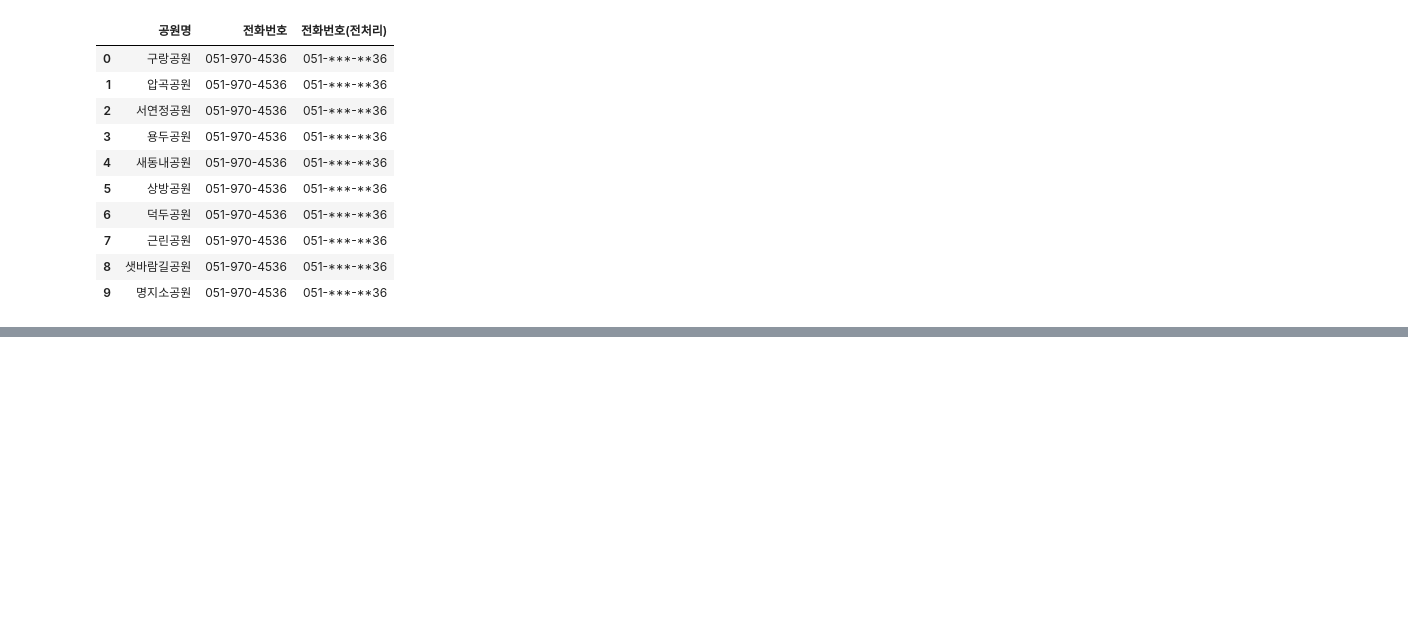
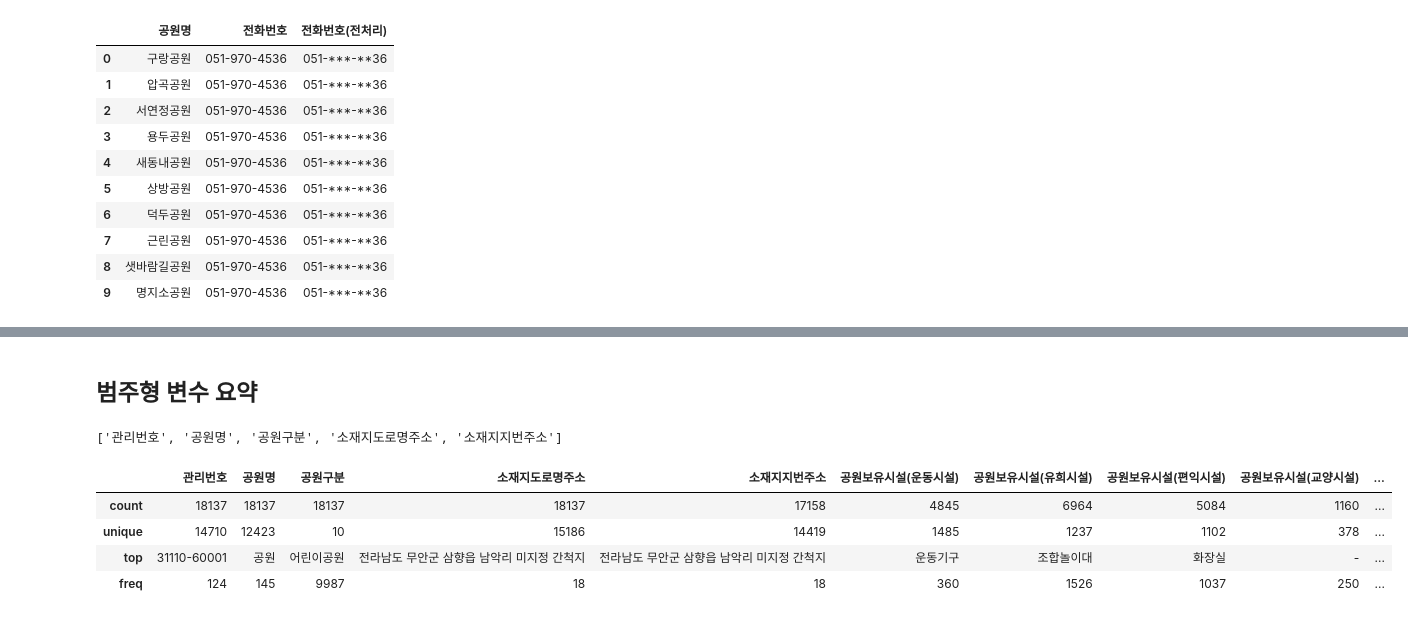
Before and after one commit to pmj3590/inflearn_opendata, a Jupyter notebook: park.ipynb, the cells around one changed output, grey strips where cells are left out. Saved outputs shown, nothing was run; the diff lists cells and outputs as text; code cells hidden in the pictures; blank space fills up the shorter version.

```diff
--- a/park.ipynb
+++ b/park.ipynb
@@ -796,0 +895,18 @@ df[["공원명", "전화번호", "전화번호(전처리)"]].head(10)
+# %% [markdown]
+## 범주형 변수 요약
+# %%
+# 범주형 변수 구해서 var_objects 에 저장
+var_objects=data_types[data_types== object]
+var_objects= var_objects.index.tolist()
+var_objects[:5]
+# %% [output]
+['관리번호', '공원명', '공원구분', '소재지도로명주소', '소재지지번주소']
+# %%
+# 문자열 데이터 describe
+df[var_objects].describecribe()
+# %% [output]
+|  | 관리번호 | 공원명 | 공원구분 | 소재지도로명주소 | 소재지지번주소 | 공원보유시설(운동시설) | 공원보유시설(유희시설) | 공원보유시설(편익시설) | 공원보유시설(교양시설) | ... |
+| count | 18137 | 18137 | 18137 | 18137 | 17158 | 4845 | 6964 | 5084 | 1160 | ... |
+| unique | 14710 | 12423 | 10 | 15186 | 14419 | 1485 | 1237 | 1102 | 378 | ... |
+| top | 31110-60001 | 공원 | 어린이공원 | 전라남도 무안군 삼향읍 남악리 미지정 간척지 | 전라남도 무안군 삼향읍 남악리 미지정 간척지 | 운동기구 | 조합놀이대 | 화장실 | - | ... |
+| freq | 124 | 145 | 9987 | 18 | 18 | 360 | 1526 | 1037 | 250 | ... |
```
Also changed, not shown: parts of 24 cells of this notebook.
